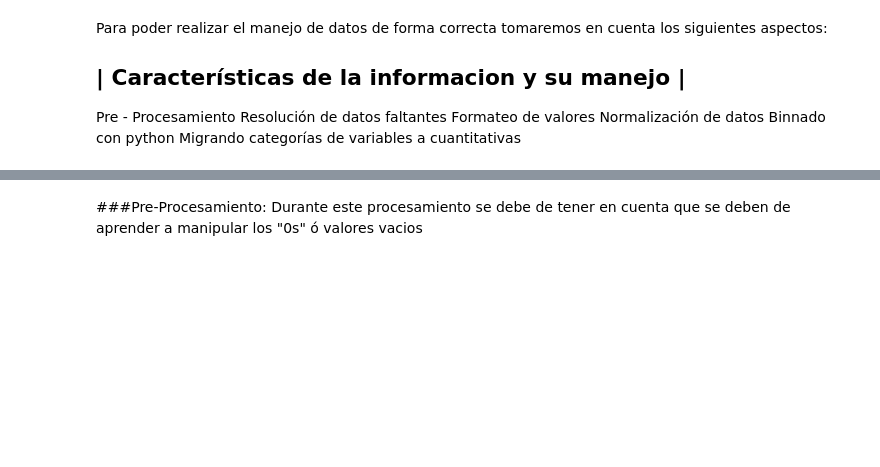
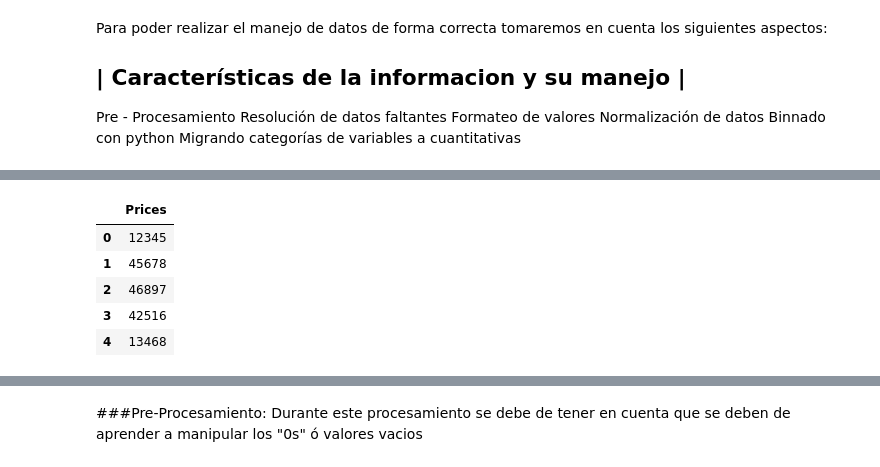
Before and after one commit to PosgradoMNA/actividades-de-aprendizaje-A01793546-Ariel-Corral-Leon, a Jupyter notebook: Data_Analysis_with_Python_2nd_Course_Progress.ipynb, the cells around one changed output, grey strips where cells are left out. Saved outputs shown, nothing was run; the diff lists cells and outputs as text; code cells hidden in the pictures; blank space fills up the shorter version.

```diff
--- a/Data_Analysis_with_Python_2nd_Course_Progress.ipynb
+++ b/Data_Analysis_with_Python_2nd_Course_Progress.ipynb
@@ -81,0 +104,10 @@ Los errores en el examen fueron los siguientes:
+# %%
+df_Price= pd.DataFrame({"Prices":[12345,45678,46897,42516,13468]})
+df_Price
+# %% [output]
+|  | Prices |
+| 0 | 12345 |
+| 1 | 45678 |
+| 2 | 46897 |
+| 3 | 42516 |
+| 4 | 13468 |
```
Also changed, not shown: parts of 9 cells of this notebook.
